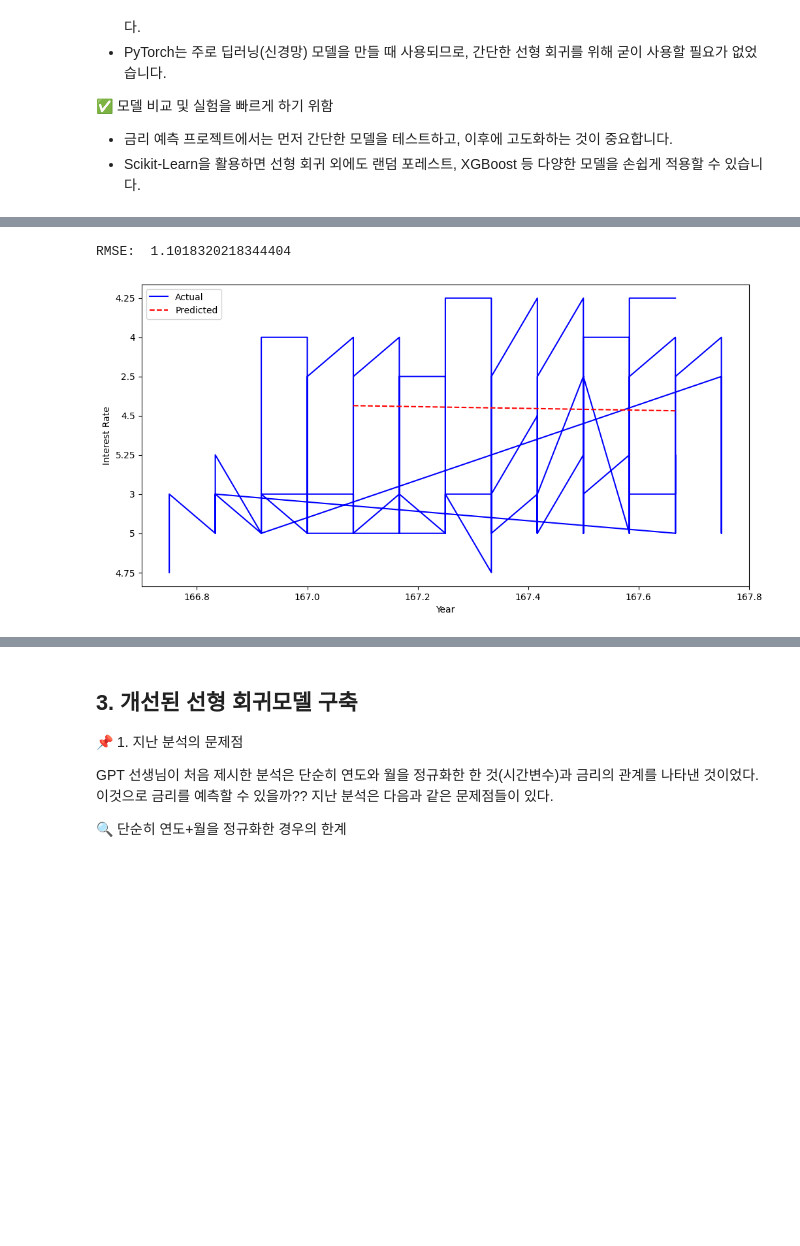
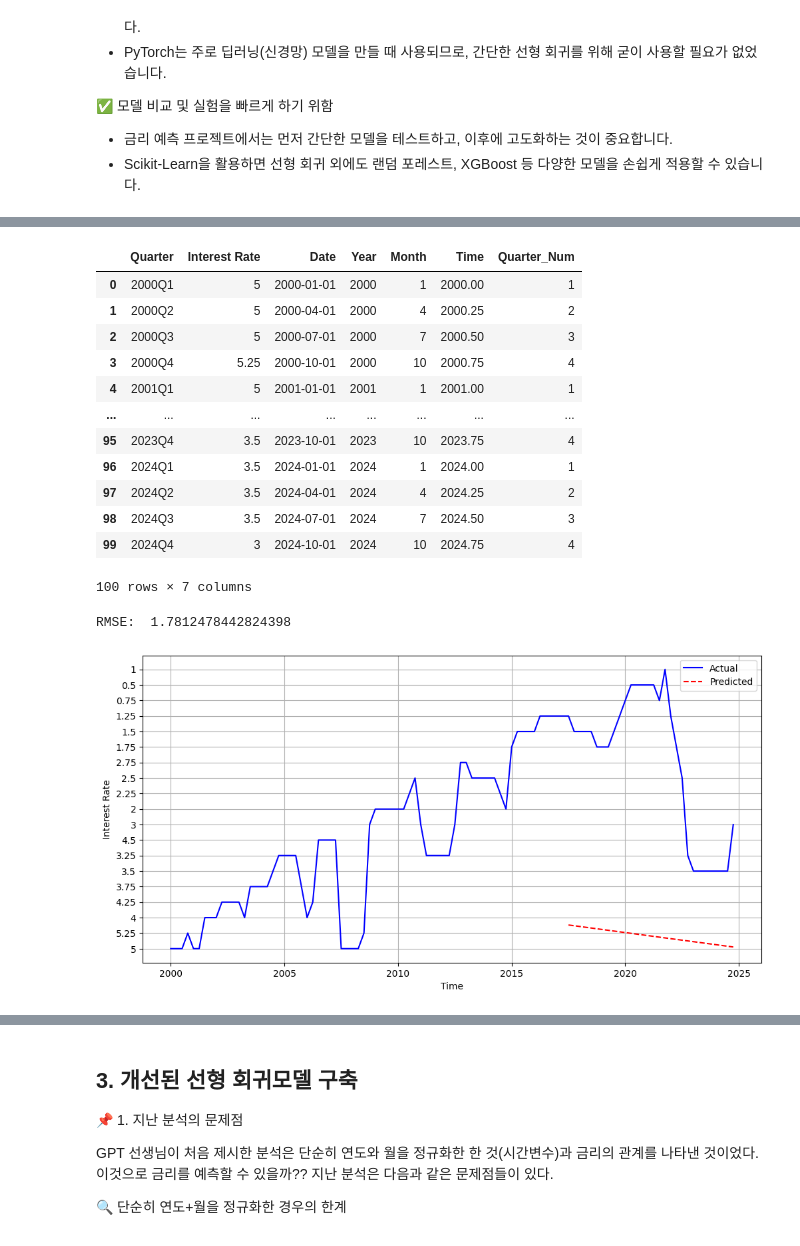
Before and after one commit to JinGunseon/MachineLearning, a Jupyter notebook: InterestRateExpectation.ipynb, the cells around one changed output, grey strips where cells are left out. Cells and saved outputs as stored; diff of their text form; code cells hidden in the pictures; blank space fills up the shorter version.

```diff
--- a/InterestRateExpectation.ipynb
+++ b/InterestRateExpectation.ipynb
@@ -35,12 +35,13 @@ CUDA Available: True
 
 import requests
 import pandas as pd
+from google.colab import userdata
 
 # 한국은행 ECOS API 키
-API_KEY=""
+API_KEY = userdata.get('ECOS_API_KEY')
 
 # 기준금리 데이터 요청 URL
-url = f"https://ecos.bok.or.kr/api/StatisticSearch/{API_KEY}/json/en/1/100/722Y001/M/200001/202512"
+url = f"https://ecos.bok.or.kr/api/StatisticSearch/{API_KEY}/json/en/1/100/722Y001/Q/2000Q1/2024Q4/0101000"
 
 # 데이터 요청 및 json 변환
 response = requests.get(url)
@@ -48,9 +49,8 @@ data = response.json()
 
 items = data['StatisticSearch']['row']
 df = pd.DataFrame(items)[['TIME','DATA_VALUE']]
-df.columns = ['Date', 'Interest Rate']
-df['Date'] = pd.to_datetime(df['Date'], format='%Y%m');
-df = df.sort_values('Date')
+df.columns = ['Quarter', 'Interest Rate']
+df = df.sort_values('Quarter')
 
 # 데이터 확인
 print("한국은행 기준금리 데이터")
@@ -76,41 +107,60 @@ display(df)
 
 import numpy as np
 import matplotlib.pyplot as plt
 from sklearn.model_selection import train_test_split
 from sklearn.linear_model import LinearRegression
 from sklearn.metrics  import mean_squared_error
 
 # 데이터 전처리
-df['Year'] = df['Date'].dt.year
-df['Month'] = df['Date'].dt.month
-df['Time'] = (df['Year']+df['Month'])/12 # 연도+월을 정규화
+df['Quarter_Num'] = df['Quarter'].str[-1].astype(int)  # "2000Q1" → 분기 숫자 추출
+df['Time'] = df['Year'] + (df['Quarter_Num'] - 1) / 4  # 연도 + 분기 정규화
+
+df = df.sort_values(by='Time')  # Time 기준 정렬
+display(df)
 
 X = df[['Time']]
 y = df['Interest Rate']
 
 # 학습/테스트 데이터 분할
-X_train, X_test, y_train, y_test = train_test_split(X, y, test_size=0.2, shuffle=False)
+X_train, X_test, y_train, y_test = train_test_split(X, y, test_size=0.3, shuffle=False)
 
 # 선형 회귀 모델 학습
 model = LinearRegression()
 model.fit(X_train, y_train)
 
 # 테스트 데이터로 예측
-y_pred = model.predict(X_test)
+# y_pred = model.predict(X_test)
+X_test_sorted = X_test.sort_values(by='Time')
+y_pred_sorted = model.predict(X_test_sorted)
+
 
 # 모델 평가
-rmse = np.sqrt((mean_squared_error(y_test, y_pred)))
+rmse = np.sqrt((mean_squared_error(y_test, y_pred_sorted)))
 print("RMSE: ",rmse)
 
 # 시각화
 plt.figure(figsize=(12,6))
-plt.plot(df['Time'], df['Interest Rate'], label='Actual', color = 'blue')
-plt.plot(X_test, y_pred, label='Predicted', linestyle='dashed', color = 'red')
+plt.plot(df['Time'], df['Interest Rate'], label='Actual', color='blue', linestyle='-')
+plt.plot(X_test_sorted, y_pred_sorted, label='Predicted', linestyle='dashed', color='red')
 
-plt.xlabel('Year')
+plt.xlabel('Time')
 plt.ylabel('Interest Rate')
 plt.legend()
+plt.grid(True)
 plt.show()
 # %% [output]
+|  | Quarter | Interest Rate | Date | Year | Month | Time | Quarter_Num |
+| 0 | 2000Q1 | 5 | 2000-01-01 | 2000 | 1 | 2000.00 | 1 |
+| 1 | 2000Q2 | 5 | 2000-04-01 | 2000 | 4 | 2000.25 | 2 |
+| 2 | 2000Q3 | 5 | 2000-07-01 | 2000 | 7 | 2000.50 | 3 |
+| 3 | 2000Q4 | 5.25 | 2000-10-01 | 2000 | 10 | 2000.75 | 4 |
+| 4 | 2001Q1 | 5 | 2001-01-01 | 2001 | 1 | 2001.00 | 1 |
+| ... | ... | ... | ... | ... | ... | ... | ... |
+| 95 | 2023Q4 | 3.5 | 2023-10-01 | 2023 | 10 | 2023.75 | 4 |
+| 96 | 2024Q1 | 3.5 | 2024-01-01 | 2024 | 1 | 2024.00 | 1 |
+| 97 | 2024Q2 | 3.5 | 2024-04-01 | 2024 | 4 | 2024.25 | 2 |
+| 98 | 2024Q3 | 3.5 | 2024-07-01 | 2024 | 7 | 2024.50 | 3 |
+| 99 | 2024Q4 | 3 | 2024-10-01 | 2024 | 10 | 2024.75 | 4 |
-RMSE:  1.1018320218344404
+100 rows × 7 columns
+RMSE:  1.7812478442824398
-[figure, old version]
+[figure, new version]
```
Also changed, not shown: parts of 3 cells of this notebook.
